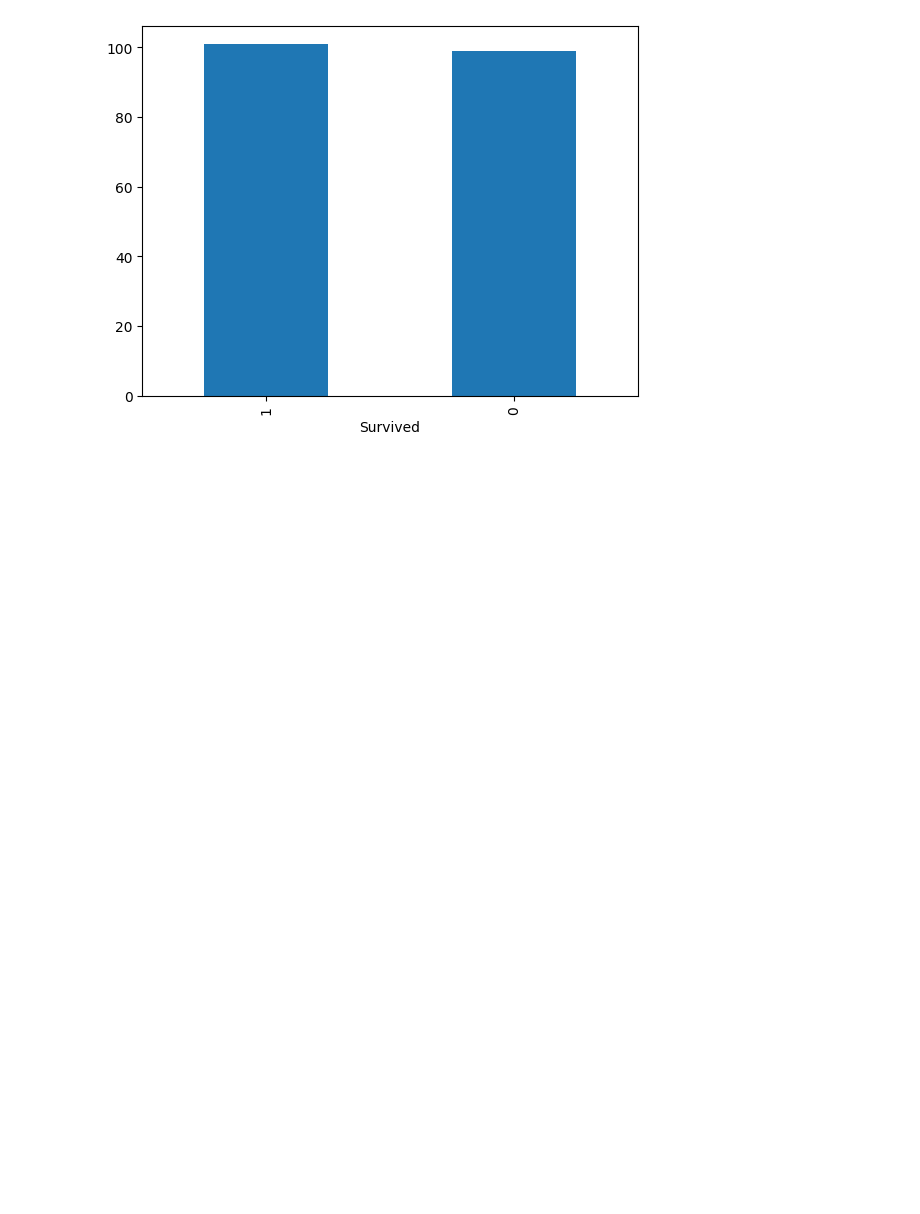
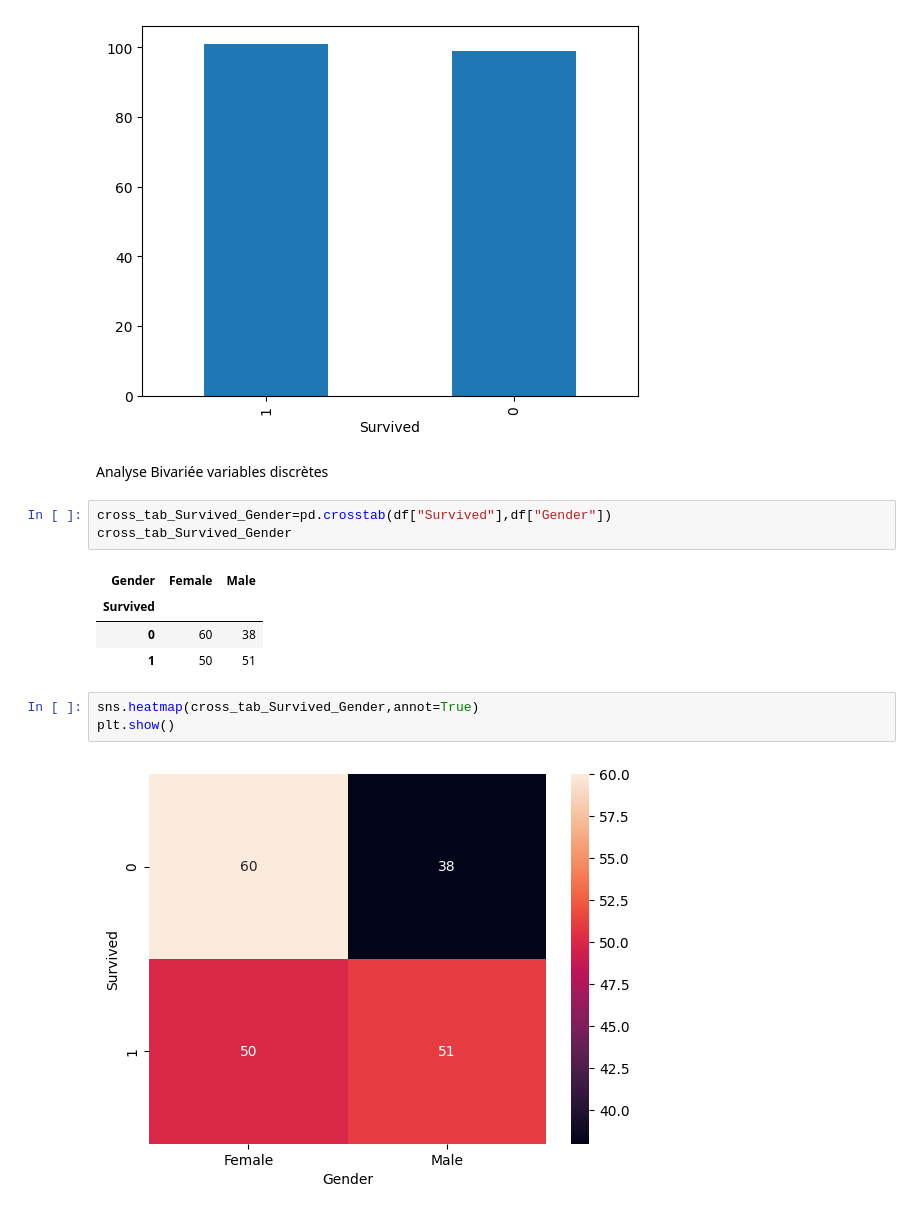
Before and after one commit to lathiam/Learning-Lab-Projet, a Jupyter notebook: Notebook.ipynb, the cells around one changed output. Cells and saved outputs as stored; diff of their text form; blank space fills up the shorter version.

Commit message:
Analyse Bivariée variables discrètes et Analyse Bivariée variables discrètes-continues

```diff
--- a/Notebook.ipynb
+++ b/Notebook.ipynb
@@ -163,3 +163,18 @@ df["Survived"].value_counts().plot(kind="bar")
 plt.show()
 # %% [output]
 [figure]
+# %% [markdown]
+Analyse Bivariée variables discrètes
+# %%
+cross_tab_Survived_Gender=pd.crosstab(df["Survived"],df["Gender"])
+cross_tab_Survived_Gender
+# %% [output]
+| Gender | Female | Male |
+| Survived |  |  |
+| 0 | 60 | 38 |
+| 1 | 50 | 51 |
+# %%
+sns.heatmap(cross_tab_Survived_Gender,annot=True)
+plt.show()
+# %% [output]
+[figure, added]
```
Also changed, not shown: parts of 7 cells of this notebook.
